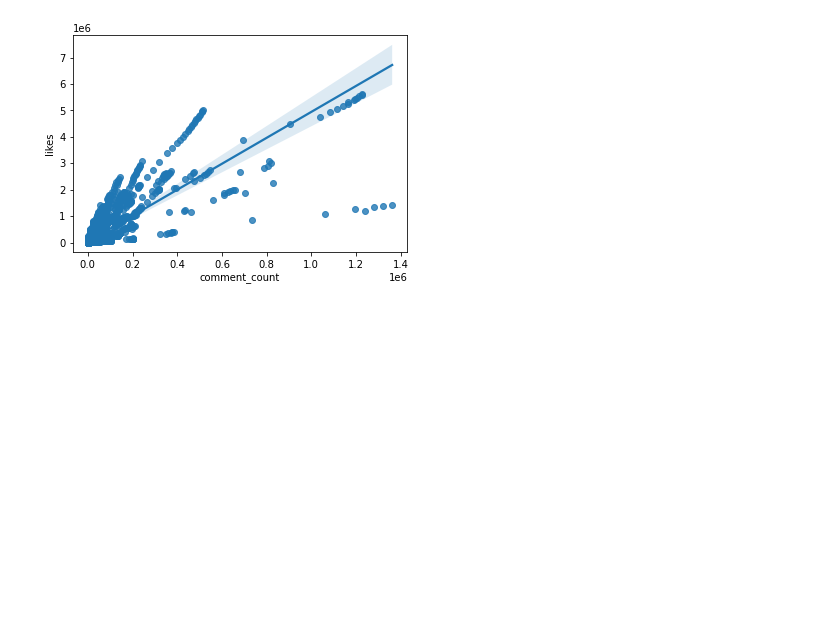
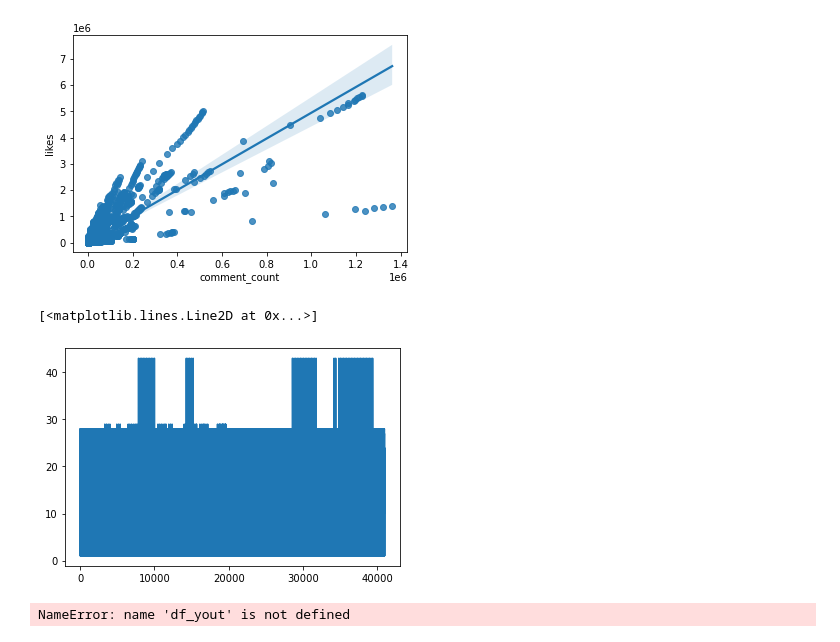
Before and after one commit to pyrogenix/131_finalproject, a Jupyter notebook: testing.ipynb, the cells around one changed output. Drawn from its saved outputs; the diff is of its cells as text; code cells hidden in the pictures; blank space fills up the shorter version.

```diff
--- a/testing.ipynb
+++ b/testing.ipynb
@@ -67,3 +66,28 @@ sns.regplot(x, y)
 # %% [output]
 <AxesSubplot:xlabel='comment_count', ylabel='likes'>
 [figure]
+# %%
+plt.plot(csv.category_id)
+# %% [output]
+[<matplotlib.lines.Line2D at 0x...>]
+[figure, added]
+# %%
+csv['cat_name'] = np.nan
+csv.loc[(csv["category_id"] == 1),"cat_name"] = 'Film and Animation'
+csv.loc[(csv["category_id"] == 2),"cat_name"] = 'Cars and Vehicles'
+csv.loc[(csv["category_id"] == 10),"cat_name"] = 'Music'
+csv.loc[(csv["category_id"] == 15),"cat_name"] = 'Pets and Animals'
+csv.loc[(csv["category_id"] == 17),"cat_name"] = 'Sport'
+csv.loc[(csv["category_id"] == 19),"cat_name"] = 'Travel and Events'
+csv.loc[(csv["category_id"] == 20),"cat_name"] = 'Gaming'
+csv.loc[(csv["category_id"] == 22),"cat_name"] = 'People and Blogs'
+csv.loc[(csv["category_id"] == 23),"cat_name"] = 'Comedy'
+csv.loc[(csv["category_id"] == 24),"cat_name"] = 'Entertainment'
+csv.loc[(csv["category_id"] == 25),"cat_name"] = 'News and Politics'
+csv.loc[(csv["category_id"] == 26),"cat_name"] = 'How to and Style'
+csv.loc[(csv["category_id"] == 27),"cat_name"] = 'Education'
+csv.loc[(csv["category_id"] == 28),"cat_name"] = 'Science and Technology'
+csv.loc[(csv["category_id"] == 29),"cat_name"] = 'Non Profits and Activism'
+csv.loc[(csv["category_id"] == 25),"cat_name"] = 'News & Politics'
+# %% [output]
+NameError: name 'df_yout' is not defined
```
Also changed, not shown: parts of 5 cells of this notebook, 1 other file.
